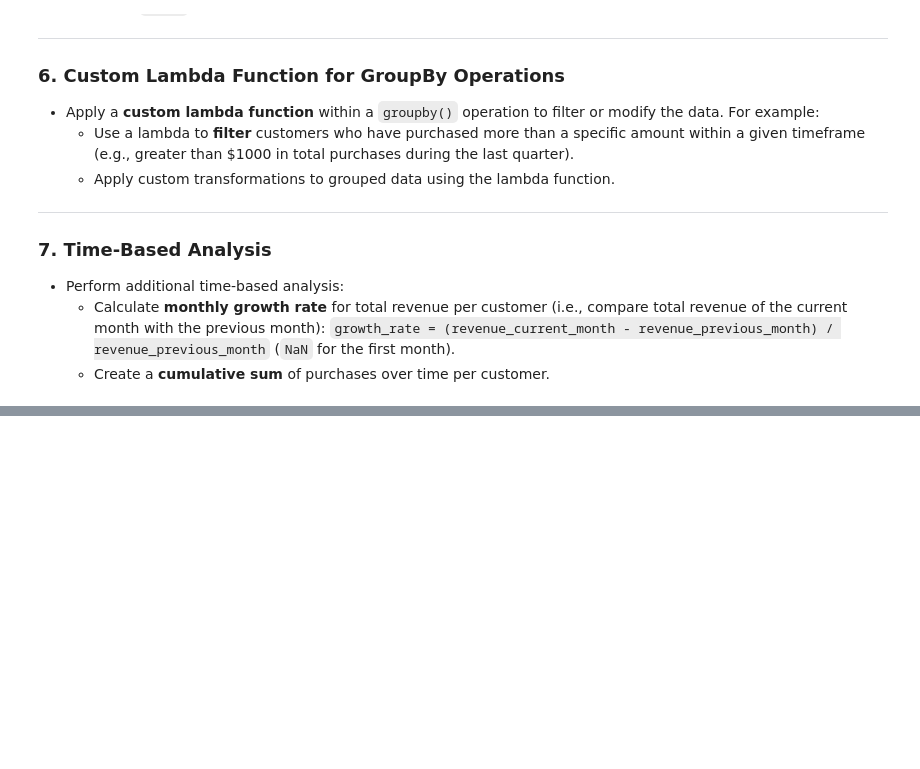
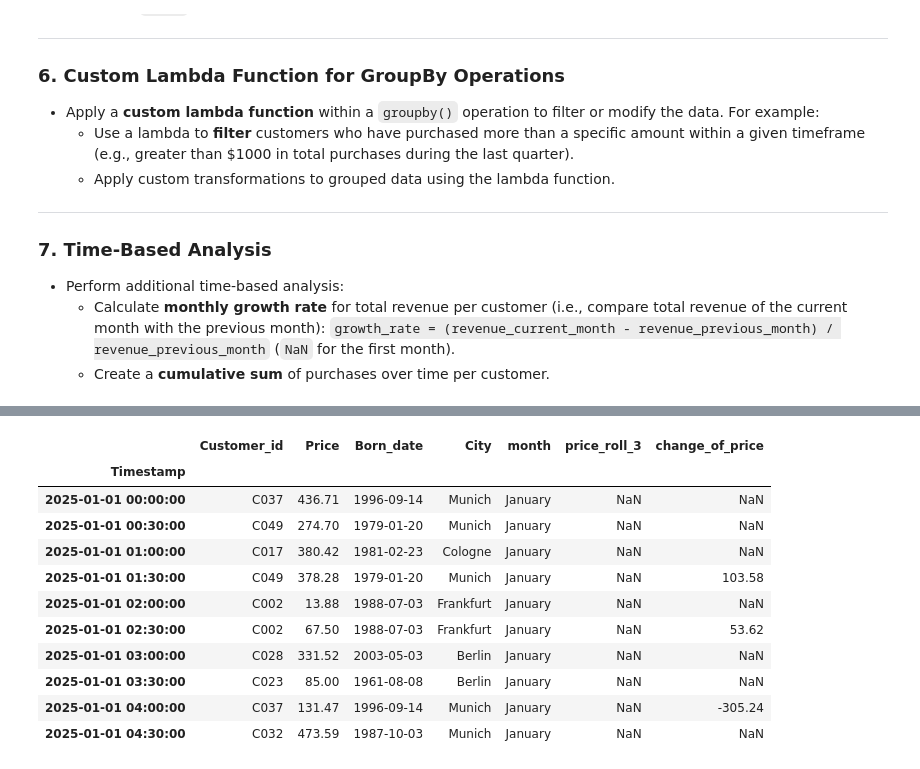
Before and after one commit to Slimacik12/python-for-data-science, a Jupyter notebook: assignment4.ipynb, the cells around one changed output, grey strips where cells are left out. Cells and saved outputs as stored; diff of their text form; code cells hidden in the pictures; blank space fills up the shorter version.

```diff
--- a/assignment4.ipynb
+++ b/assignment4.ipynb
@@ -368,0 +549,8 @@ Perform rolling window calculations **within each customer group**:
+# %%
+df = pd.read_csv("data/purchases.csv")
+df = df.sample(frac=1, random_state=42)  # shuffle right after loading
+customer_info = pd.read_csv("data/customer_info.csv")
+
+df["Timestamp"] = pd.to_datetime(df["Timestamp"])
+df = df.set_index("Timestamp").sort_index()
+df.head(10)
@@ -368,0 +576,2 @@ Perform rolling window calculations **within each customer group**:
+# %%
+customer = df.join(customer_info[["Customer_id", "Born_date", "City"]].set_index("Customer_id"),on="Customer_id",how="left",)
@@ -368,0 +611,3 @@ Perform rolling window calculations **within each customer group**:
+# %%
+customer["month"] = customer.index.month_name()
+customer.groupby(["City", "month"]).agg(Price_City_Month=("Price", "sum"))
@@ -368,0 +641,19 @@ Perform rolling window calculations **within each customer group**:
+# %%
+customer = customer.sort_index()
+grouped = customer.groupby("Customer_id")["Price"]
+customer["price_roll_3"] = grouped.transform(lambda s: s.rolling(3).mean())
+customer["change_of_price"] = grouped.diff()
+customer.head(10)
+# %% [output]
+|  | Customer_id | Price | Born_date | City | month | price_roll_3 | change_of_price |
+| Timestamp |  |  |  |  |  |  |  |
+| 2025-01-01 00:00:00 | C037 | 436.71 | 1996-09-14 | Munich | January | NaN | NaN |
+| 2025-01-01 00:30:00 | C049 | 274.70 | 1979-01-20 | Munich | January | NaN | NaN |
+| 2025-01-01 01:00:00 | C017 | 380.42 | 1981-02-23 | Cologne | January | NaN | NaN |
+| 2025-01-01 01:30:00 | C049 | 378.28 | 1979-01-20 | Munich | January | NaN | 103.58 |
+| 2025-01-01 02:00:00 | C002 | 13.88 | 1988-07-03 | Frankfurt | January | NaN | NaN |
+| 2025-01-01 02:30:00 | C002 | 67.50 | 1988-07-03 | Frankfurt | January | NaN | 53.62 |
+| 2025-01-01 03:00:00 | C028 | 331.52 | 2003-05-03 | Berlin | January | NaN | NaN |
+| 2025-01-01 03:30:00 | C023 | 85.00 | 1961-08-08 | Berlin | January | NaN | NaN |
+| 2025-01-01 04:00:00 | C037 | 131.47 | 1996-09-14 | Munich | January | NaN | -305.24 |
+| 2025-01-01 04:30:00 | C032 | 473.59 | 1987-10-03 | Munich | January | NaN | NaN |
```
Also changed, not shown: parts of 28 cells of this notebook, 2 other files.
